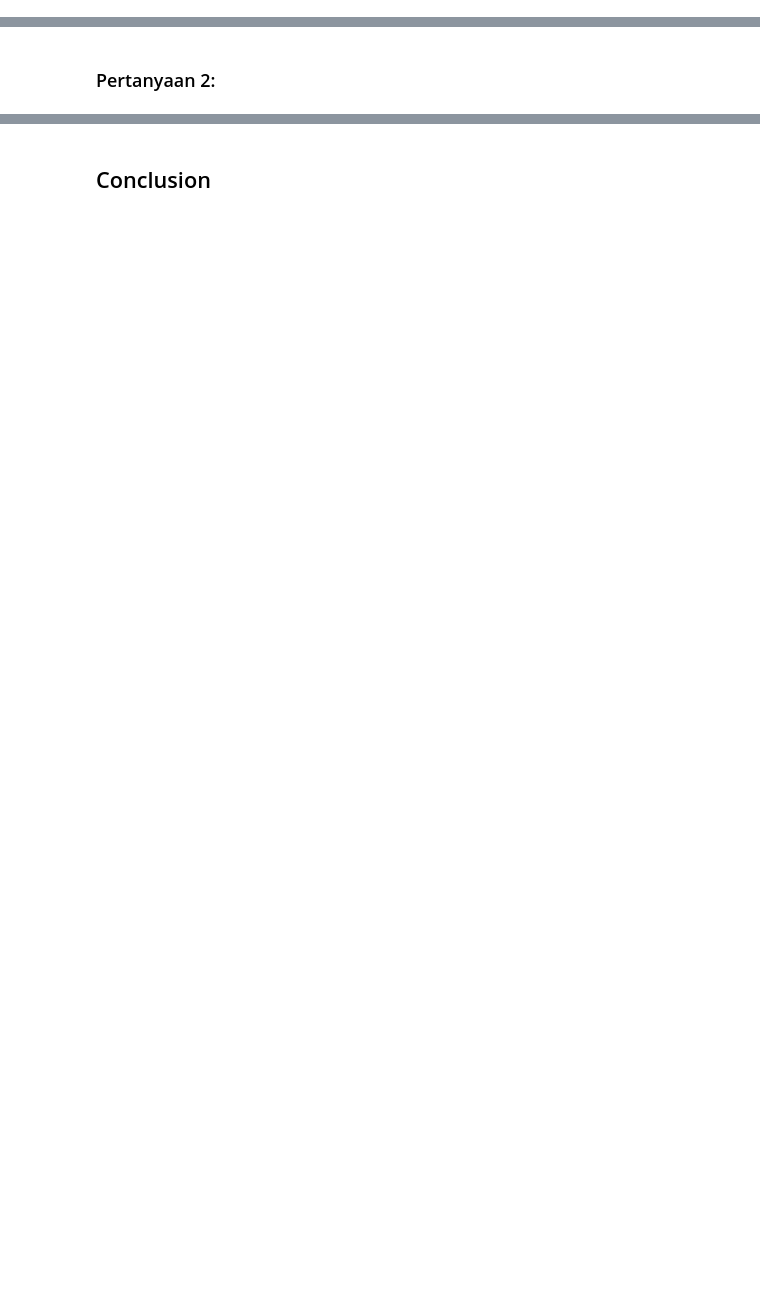
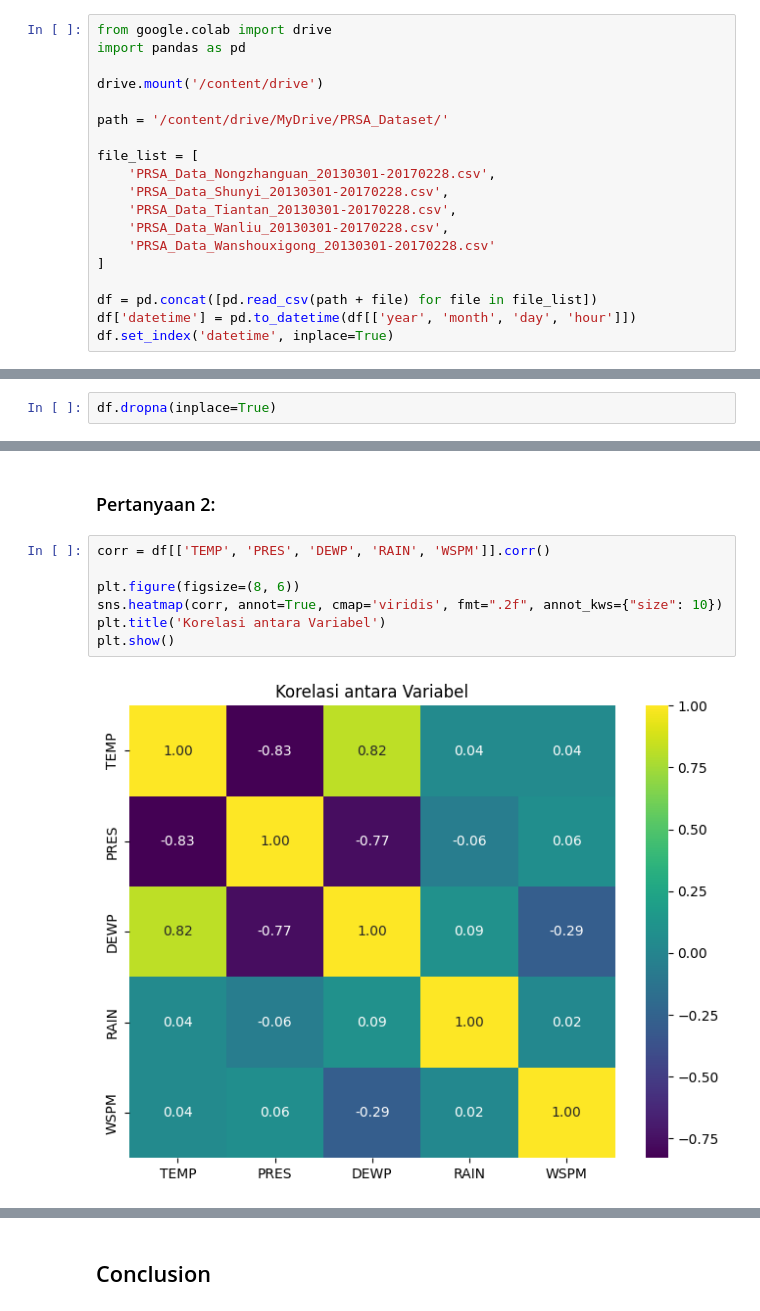
Before and after one commit to aaldifauzan/airQuality_analytics, a Jupyter notebook: notebook.ipynb, the cells around one changed output, grey strips where cells are left out. Saved outputs shown, nothing was run; the diff lists cells and outputs as text; blank space fills up the shorter version.

```diff
--- a/notebook.ipynb
+++ b/notebook.ipynb
@@ -16,3 +38,22 @@
 ## Data Wrangling
 # %% [markdown]
 ### Gathering Data
+# %%
+from google.colab import drive
+import pandas as pd
+
+drive.mount('/content/drive')
+
+path = '/content/drive/MyDrive/PRSA_Dataset/'
+
+file_list = [
+    'PRSA_Data_Nongzhanguan_20130301-20170228.csv',
+    'PRSA_Data_Shunyi_20130301-20170228.csv',
+    'PRSA_Data_Tiantan_20130301-20170228.csv',
+    'PRSA_Data_Wanliu_20130301-20170228.csv',
+    'PRSA_Data_Wanshouxigong_20130301-20170228.csv'
+]
+
+df = pd.concat([pd.read_csv(path + file) for file in file_list])
+df['datetime'] = pd.to_datetime(df[['year', 'month', 'day', 'hour']])
+df.set_index('datetime', inplace=True)
@@ -21,2 +190,4 @@
 # %% [markdown]
 ### Cleaning Data
+# %%
+df.dropna(inplace=True)
@@ -31,2 +356,11 @@
 # %% [markdown]
 ### Pertanyaan 2:
+# %%
+corr = df[['TEMP', 'PRES', 'DEWP', 'RAIN', 'WSPM']].corr()
+
+plt.figure(figsize=(8, 6))
+sns.heatmap(corr, annot=True, cmap='viridis', fmt=".2f", annot_kws={"size": 10})
+plt.title('Korelasi antara Variabel')
+plt.show()
+# %% [output]
+[figure, added]
```
Also changed, not shown: parts of 40 cells of this notebook.
